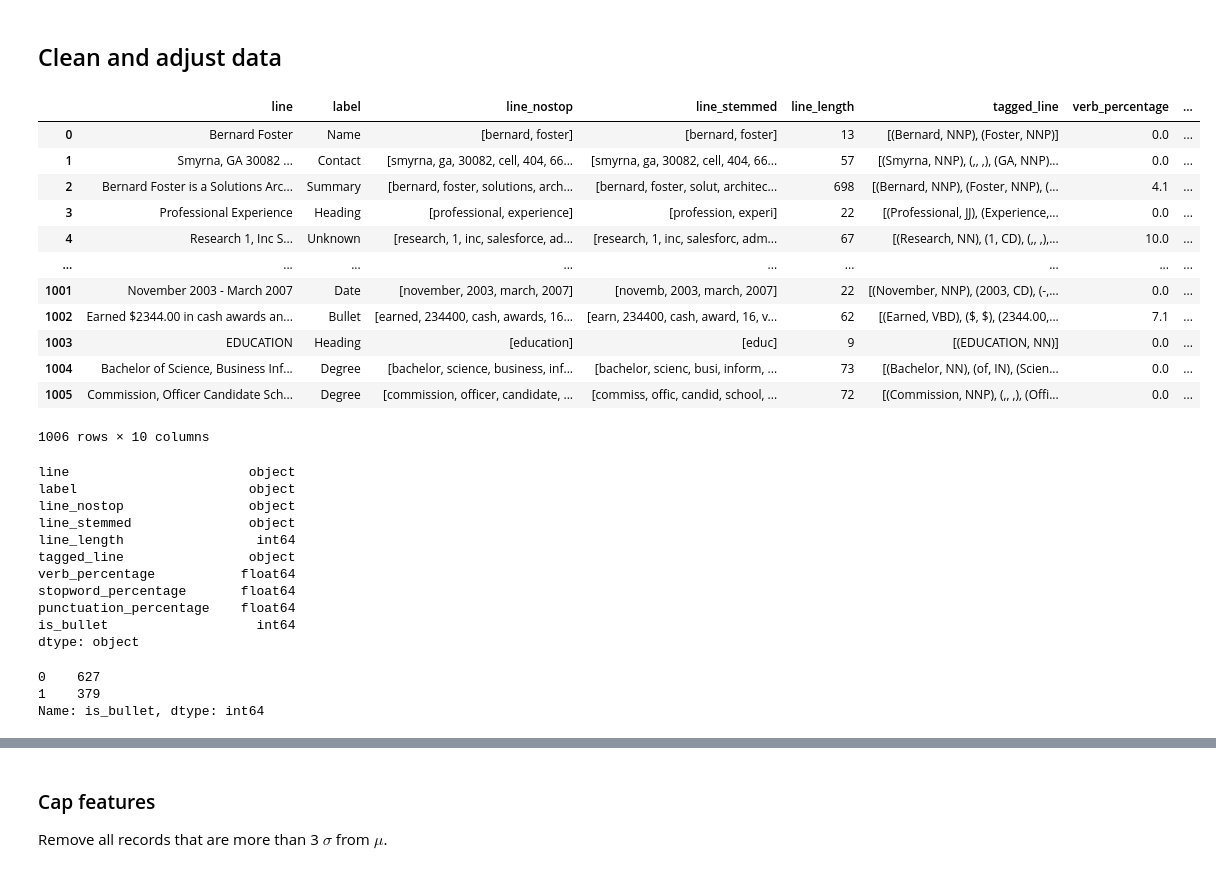
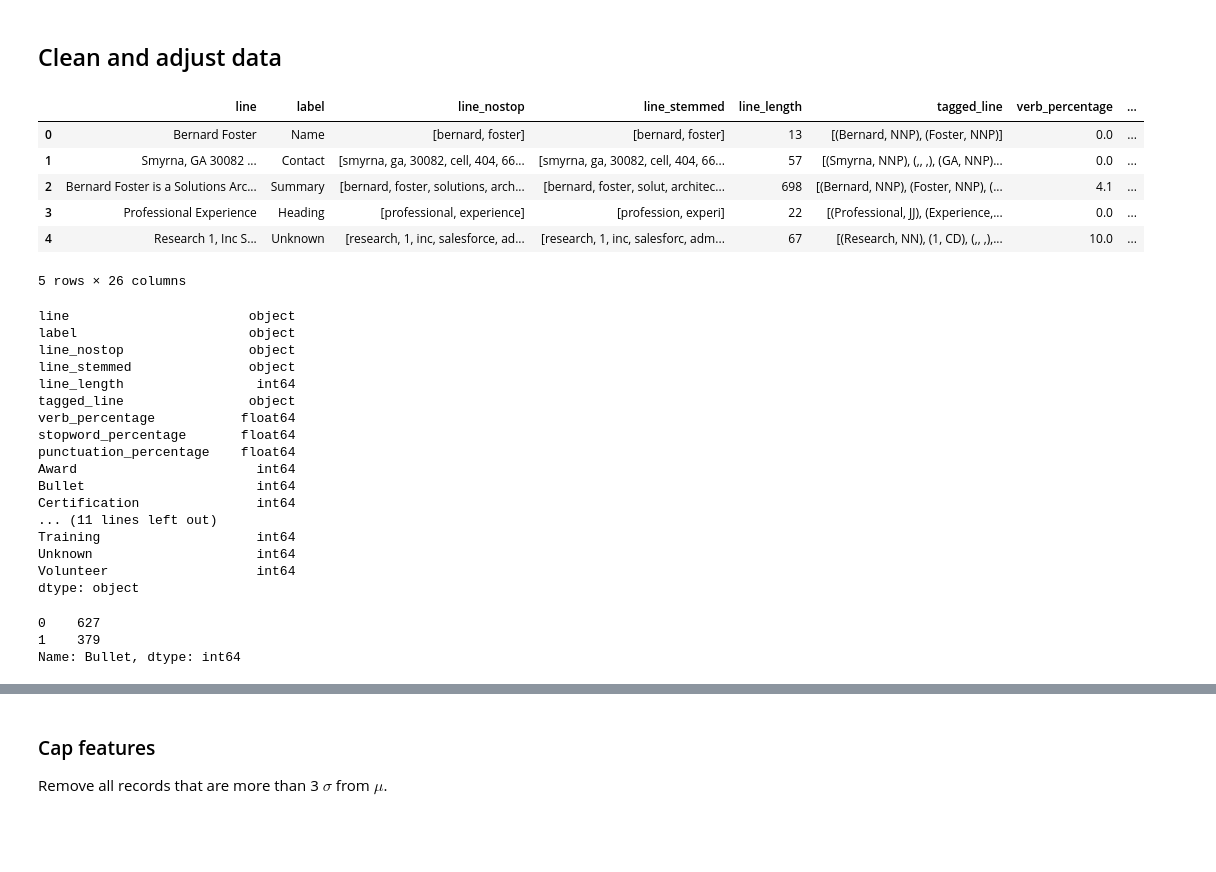
Before and after one commit to janton42/resume_parcer, a Jupyter notebook: Resume Parse.ipynb, the cells around one changed output, grey strips where cells are left out. Drawn from its saved outputs; the diff is of its cells as text; code cells hidden in the pictures; blank space fills up the shorter version.

```diff
--- a/Resume Parse.ipynb
+++ b/Resume Parse.ipynb
@@ -82,42 +82,50 @@ def count_stopwords(line: str) -> int:
     count = sum([1 for word in nltk.word_tokenize(line) if word in nltk.corpus.stopwords.words('english')])
     return round(count/(len(line) - line.count(' ')),3)*100
 
 def count_punct(line: str) -> int:
     count = sum([1 for char in line if char in string.punctuation])
     return round(count/(len(line) - line.count(' ')), 3)*100
 
+# Remove stop words
 data['line_nostop'] = data['line'].apply(lambda x: clean_text(x.lower()))
 
+# Collect the word stems
 data['line_stemmed'] = data['line_nostop'].apply(lambda x: get_stems(x))
 
+# Find line length
 data['line_length'] = data['line'].apply(lambda x: len(x) - x.count(' '))
 
+# Tag each line with parts of speach
 data['tagged_line'] = data['line'].apply(lambda x: nltk.pos_tag(nltk.word_tokenize(x)))
 
+# Find the percentage of verbs in each line
 data['verb_percentage'] = data['tagged_line'].apply(lambda x: count_verbs(x))
 
+# Find the percentage of stop words in each line
 data['stopword_percentage'] = data['line'].apply(lambda x: count_stopwords(x))
 
+# Find the percentage of punctuation in each line
 data['punctuation_percentage'] = data['line'].apply(lambda x: count_punct(x))
 
-data['is_bullet'] = np.where(data['label'] == 'Bullet', 1, 0)
+# Turn muiltiple class labels into one-vs-all-type binary labels (1 or 0)
+# with the label name as the column name
 
+lb = LabelBinarizer()
+labels = data['label'].unique()
 
-data
+data = data.join(pd.DataFrame(lb.fit_transform(data['label']),
+                          columns=lb.classes_,
+                          index=data.index))
+
+data.head()
 # %% [output]
 |  | line | label | line_nostop | line_stemmed | line_length | tagged_line | verb_percentage | ... |
 | 0 | Bernard Foster | Name | [bernard, foster] | [bernard, foster] | 13 | [(Bernard, NNP), (Foster, NNP)] | 0.0 | ... |
 | 1 | Smyrna, GA 30082 ... | Contact | [smyrna, ga, 30082, cell, 404, 66... | [smyrna, ga, 30082, cell, 404, 66... | 57 | [(Smyrna, NNP), (,, ,), (GA, NNP)... | 0.0 | ... |
 | 2 | Bernard Foster is a Solutions Arc... | Summary | [bernard, foster, solutions, arch... | [bernard, foster, solut, architec... | 698 | [(Bernard, NNP), (Foster, NNP), (... | 4.1 | ... |
 | 3 | Professional Experience | Heading | [professional, experience] | [profession, experi] | 22 | [(Professional, JJ), (Experience,... | 0.0 | ... |
 | 4 | Research 1, Inc S... | Unknown | [research, 1, inc, salesforce, ad... | [research, 1, inc, salesforc, adm... | 67 | [(Research, NN), (1, CD), (,, ,),... | 10.0 | ... |
-| ... | ... | ... | ... | ... | ... | ... | ... | ... |
-| 1001 | November 2003 - March 2007 | Date | [november, 2003, march, 2007] | [novemb, 2003, march, 2007] | 22 | [(November, NNP), (2003, CD), (-,... | 0.0 | ... |
-| 1002 | Earned $2344.00 in cash awards an... | Bullet | [earned, 234400, cash, awards, 16... | [earn, 234400, cash, award, 16, v... | 62 | [(Earned, VBD), ($, $), (2344.00,... | 7.1 | ... |
-| 1003 | EDUCATION | Heading | [education] | [educ] | 9 | [(EDUCATION, NN)] | 0.0 | ... |
-| 1004 | Bachelor of Science, Business Inf... | Degree | [bachelor, science, business, inf... | [bachelor, scienc, busi, inform, ... | 73 | [(Bachelor, NN), (of, IN), (Scien... | 0.0 | ... |
-| 1005 | Commission, Officer Candidate Sch... | Degree | [commission, officer, candidate, ... | [commiss, offic, candid, school, ... | 72 | [(Commission, NNP), (,, ,), (Offi... | 0.0 | ... |
-1006 rows × 10 columns
+5 rows × 26 columns
 # %%
 # Data types
 data.dtypes
@@ -131,12 +139,18 @@ tagged_line                object
 verb_percentage           float64
 stopword_percentage       float64
 punctuation_percentage    float64
-is_bullet                   int64
+Award                       int64
+Bullet                      int64
+Certification               int64
+... (11 lines left out)
+Training                    int64
+Unknown                     int64
+Volunteer                   int64
 dtype: object
 # %%
 # See distrobution of target variable ('Bullet')
-data['is_bullet'].value_counts()
+data['Bullet'].value_counts()
 # %% [output]
 0    627
 1    379
-Name: is_bullet, dtype: int64
+Name: Bullet, dtype: int64
```
Also changed, not shown: parts of 17 cells of this notebook, 29 other files.
